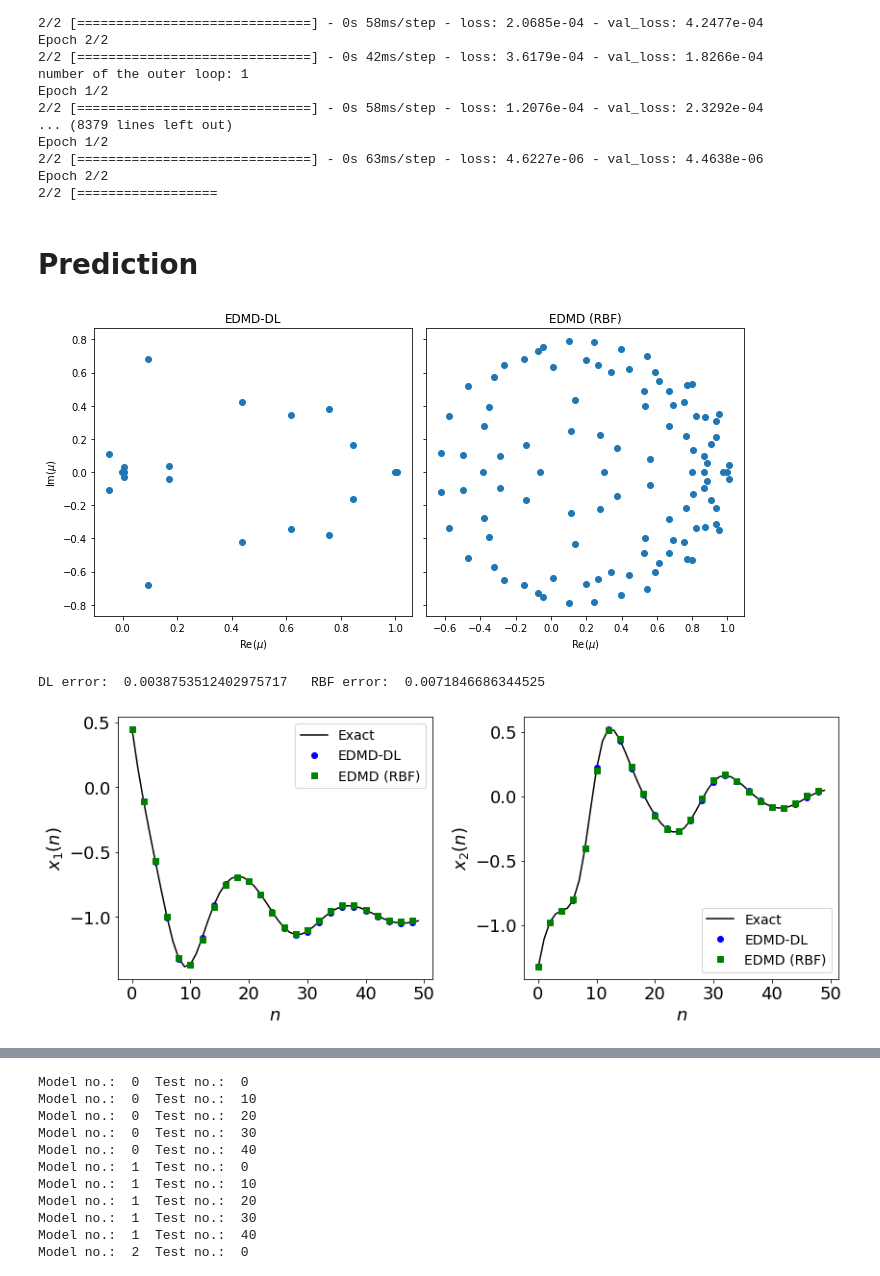
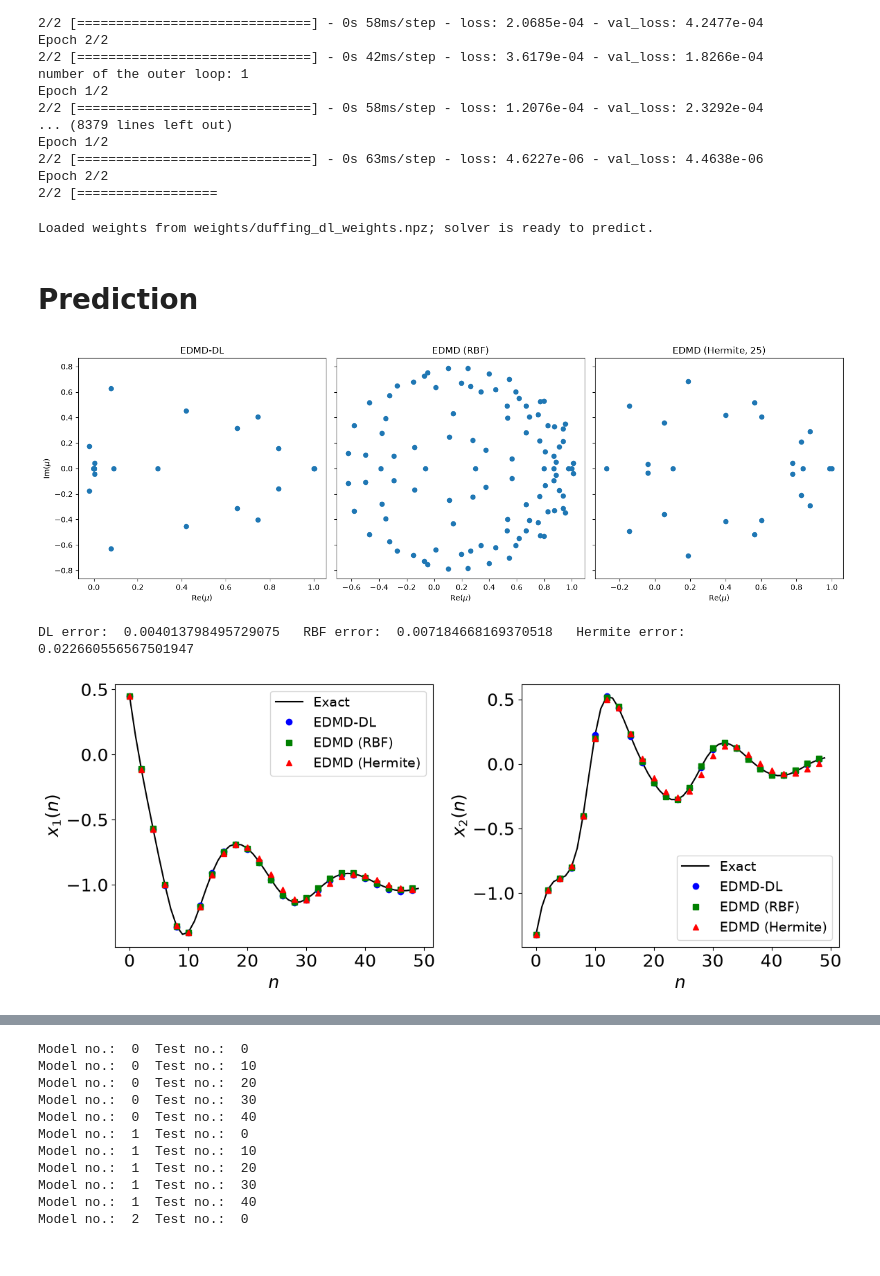
Before and after one commit to MLDS-NUS/KoopmanDL, a Jupyter notebook: examples/duffing_demo.ipynb, the cells around one changed output, grey strips where cells are left out. Saved outputs shown, nothing was run; the diff lists cells and outputs as text; code cells hidden in the pictures.

```diff
--- a/examples/duffing_demo.ipynb
+++ b/examples/duffing_demo.ipynb
@@ -87,6 +88,43 @@ Epoch 1/2
 2/2 [==============================] - 0s 63ms/step - loss: 4.6227e-06 - val_loss: 4.4638e-06
 Epoch 2/2
 2/2 [==================
+# %%
+# ============================================================
+# KoopmanDL model weights: load (default) or save after retraining
+# ------------------------------------------------------------
+# IF YOU DO NOT WANT TO TRAIN (default):
+#   Just run this cell. It loads the pre-trained weights and builds a
+#   ready-to-predict `solver`, so you can skip the training cell above.
+#   (That training cell is tagged "skip-execution", so "Run All Cells"
+#   will not retrain it.)
+#
+# IF YOU WANT TO TRAIN FROM SCRATCH:
+#   1. Run the training cell above manually (select the `solver.build(...)`
+#      cell and press Shift+Enter).
+#   2. Comment out the load line below so it does not overwrite your model.
+#   3. Uncomment the save block below and run it to store the new weights.
+#
+# See WEIGHTS_README.md for more details.
+# ============================================================
+
+# --- Load pre-trained weights (default; no training needed) ---
+from koopman_io import load_dl_solver
+solver = load_dl_solver("weights/duffing_dl_weights.npz")
+print("Loaded weights from weights/duffing_dl_weights.npz; solver is ready to predict.")
+
+# --- Save weights after retraining (uncomment these lines to use) ---
+# import os
+# from koopman_io import save_dl_solver
+# os.makedirs("weights", exist_ok=True)
+# save_dl_solver(
+#     solver,
+#     path="weights/duffing_dl_weights.npz",
+#     layer_sizes=[100, 100, 100],   # must match the PsiNN created above
+#     n_psi_train=22,
+# )
+# print("Saved weights to weights/duffing_dl_weights.npz")
+# %% [output]
+Loaded weights from weights/duffing_dl_weights.npz; solver is ready to predict.
 # %% [markdown]
 # Prediction
 # %%
@@ -103,25 +141,36 @@ rbf_solver = KoopmanGeneralSolver(dic=rbf_basis_func,
                                   reg=0.0)
 
 rbf_solver.build(data_train)
+
+# EDMD with 25 fixed Hermite polynomials (N=4, square truncation):
+# this is the analytic EDMD baseline from the paper -- no training required,
+# just like the RBF dictionary above.
+hermite_basis_func = DicHermite(N=4)
+
+hermite_solver = KoopmanGeneralSolver(dic=hermite_basis_func,
+                                      target_dim=2,
+                                      reg=0.0)
+
+hermite_solver.build(data_train)
 # %%
 # Plot eigenvalues
-fig, (ax1, ax2) = plt.subplots(1, 2, figsize=(10, 5), sharex=False, sharey=True)
-ax1.scatter(solver.eigenvalues.real,solver.eigenvalues.imag)
+fig, (ax1, ax2, ax3) = plt.subplots(1, 3, figsize=(15, 5), sharex=False, sharey=True)
+ax1.scatter(solver.eigenvalues.real, solver.eigenvalues.imag)
 ax1.set_xlabel(r'Re$(\mu)$')
 ax1.set_ylabel(r'Im$(\mu)$')
 ax1.set_title('EDMD-DL')
 
-# Plot eigenvalues
 ax2.scatter(rbf_solver.eigenvalues.real, rbf_solver.eigenvalues.imag)
 ax2.set_xlabel(r'Re$(\mu)$')
 ax2.set_title('EDMD (RBF)')
 
+ax3.scatter(hermite_solver.eigenvalues.real, hermite_solver.eigenvalues.imag)
+ax3.set_xlabel(r'Re$(\mu)$')
+ax3.set_title('EDMD (Hermite, 25)')
+
 fig.tight_layout()
-# plt.cla()
-# plt.clf()
-# plt.close()
 # %% [output]
-[figure, old version]
+[figure, new version]
 # %%
 # Plot reconstruction
 import matplotlib
@@ -153,10 +204,12 @@ t_grid = np.arange(0,traj_len)
 ax1.plot(t_grid, x_traj[:,0], 'k-', label='Exact', markevery=2)
 ax1.plot(t_grid, x_est_traj_DL[:,0], 'bo', label='EDMD-DL', markevery=2)
 ax1.plot(t_grid, x_est_traj_rbf[:,0], 'gs', label='EDMD (RBF)', markevery=2)
+ax1.plot(t_grid, x_est_traj_hermite[:,0], 'r^', label='EDMD (Hermite)', markevery=2)
 
 ax2.plot(t_grid, x_traj[:,1], 'k-', label='Exact', markevery=2)
 ax2.plot(t_grid, x_est_traj_DL[:,1], 'bo', label='EDMD-DL', markevery=2)
 ax2.plot(t_grid, x_est_traj_rbf[:,1], 'gs', label='EDMD (RBF)', markevery=2)
+ax2.plot(t_grid, x_est_traj_hermite[:,1], 'r^', label='EDMD (Hermite)', markevery=2)
 
 
 ax1.set_xlabel(r"$n$")
@@ -168,11 +221,12 @@ ax2.set_ylabel(r"$x_{2}(n)$")
 ax2.legend(loc='best',prop={'size':14})
 
 print ("DL error: ", DL_error,
-      "  RBF error: ", rbf_error)
+      "  RBF error: ", rbf_error,
+      "  Hermite error: ", hermite_error)
 fig.tight_layout()
 # %% [output]
-DL error:  0.0038753512402975717   RBF error:  0.0071846686344525
+DL error:  0.004013798495729075   RBF error:  0.007184668169370518   Hermite error:  0.022660556567501947
-[figure, old version]
+[figure, new version]
 # %%
 # Generate dynamical data
 xmin, xmax = duffing_test.x_min, duffing_test.x_max
```
Also changed, not shown: parts of 11 cells of this notebook, 7 other files.
